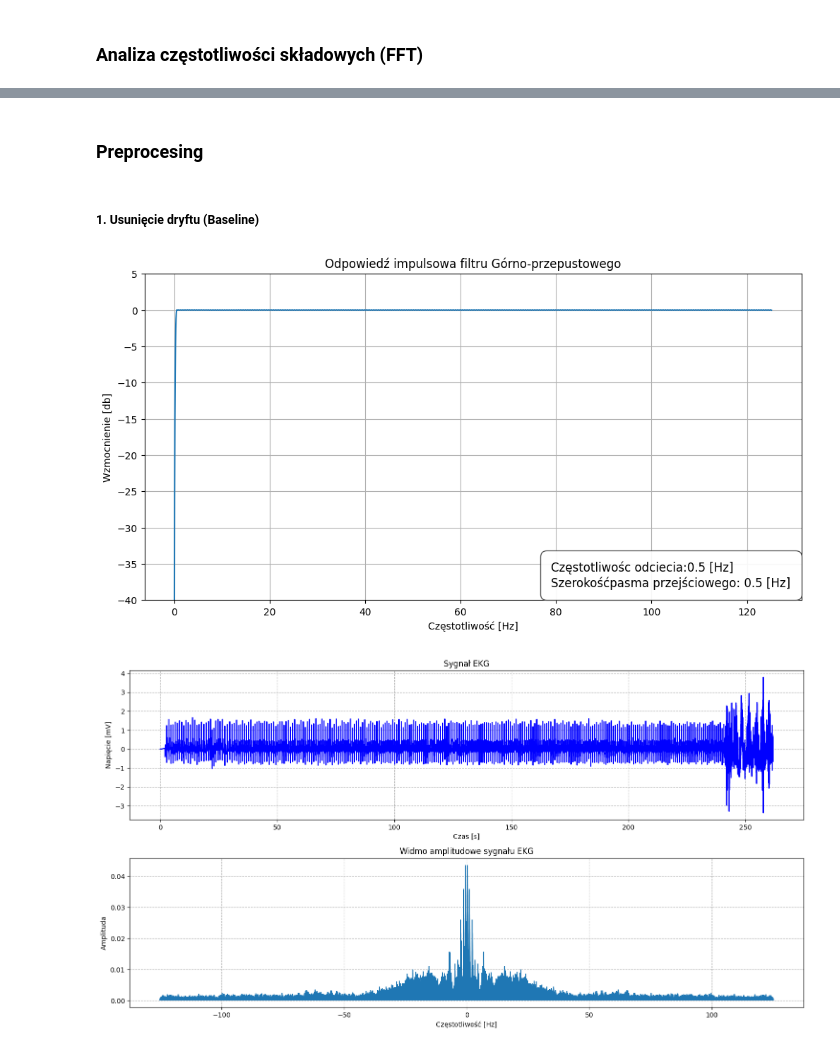
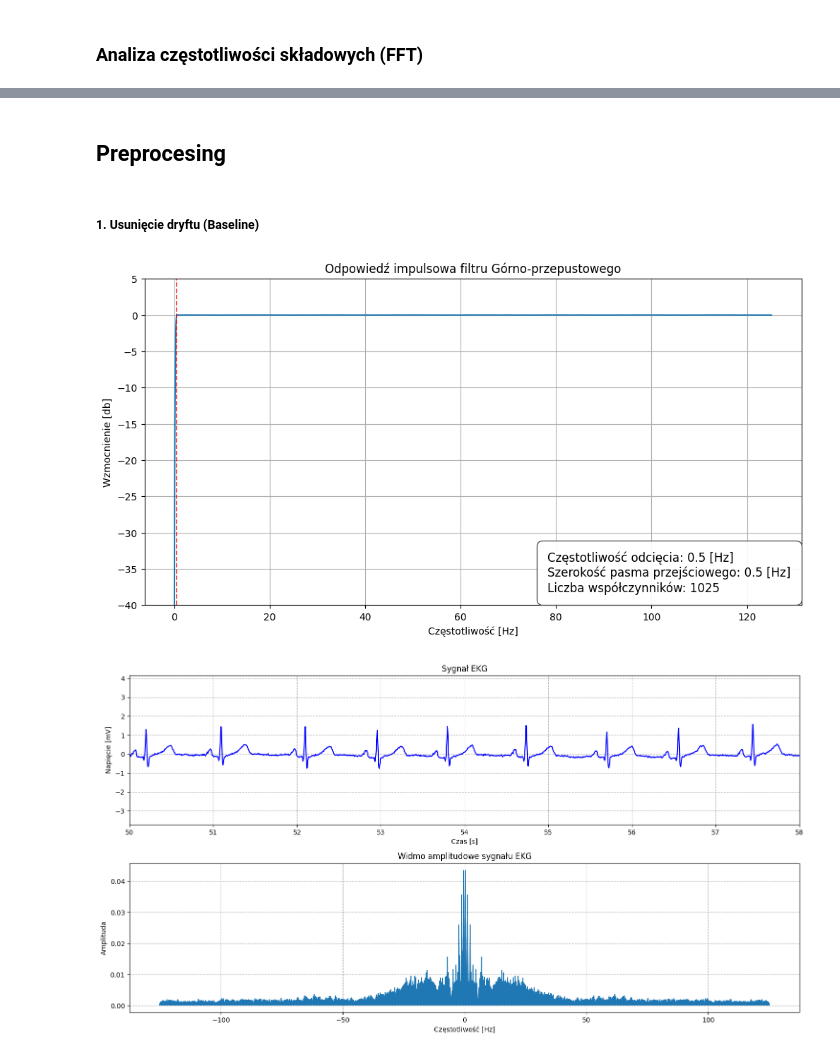
Before and after one commit to ImJaca/ECG_analysis, a Jupyter notebook: Ecg.ipynb, the cells around one changed output, grey strips where cells are left out. Saved outputs shown, nothing was run; the diff lists cells and outputs as text; code cells hidden in the pictures.

```diff
--- a/Ecg.ipynb
+++ b/Ecg.ipynb
@@ -7,7 +7,7 @@
 import pandas as pd
 
 with open('normal_small.xlsx', 'rb') as file:
-    data = pd.read_excel(file)
+    data = pd.read_excel(file, skiprows=1).astype(float).values
 
 df = pd.DataFrame(data)
 df.columns = ['Time', 'Voltage [mV]']
@@ -48,6 +48,7 @@ def fft_signal_plot(signal, t, fs, title, fft_title):
     ax[0].plot(t, signal, color='blue')
     ax[0].set_title(title)
     ax[0].set_xlabel('Czas [s]')
+    ax[0].set_xlim(50, 58)
     ax[0].set_ylabel('Napięcie [mV]')
     ax[0].grid(linestyle='--')
 
@@ -66,11 +67,13 @@ fft_signal_plot(df["Voltage [mV]"].values, df["Time"].values, fs=250, title="Syg
 # %% [markdown]
-### Preprocesing
+## Preprocesing
 # %% [markdown]
 ##### 1. Usunięcie dryftu (Baseline)
 # %%
 from scipy import signal
 
-def odpowiedz_impulsowa_fir(w, h, title, fs_cut, trans_width):
+def odpowiedz_impulsowa_fir(w, h, title, fs_cut, txt):
+    txt = str(txt)
+
     fig = plt.figure(figsize=(12, 6))
     ax = fig.add_subplot(111)
     ax.plot(w, 20*np.log10(np.abs(h)))
@@ -78,35 +81,36 @@ def odpowiedz_impulsowa_fir(w, h, title, fs_cut, trans_width):
     ax.grid(True)
     ax.set_xlabel('Częstotliwość [Hz]')
     ax.set_ylabel('Wzmocnienie [db]')
     ax.set_title(title)
+    ax.axvline(fs_cut, color='red', ls='--', lw=1.2, alpha=0.85)
 
     # Opis filtru
-    at = AnchoredText(f"""Częstotliwośc odciecia:{fs_cut} [Hz]\nSzerokośćpasma przejściowego: {trans_width} [Hz]""",
-                      loc='lower right', prop=dict(size=12), frameon=True)
+    at = AnchoredText(txt, loc='lower right', prop=dict(size=12), frameon=True)
     at.patch.set_boxstyle("round,pad=0.5")
     at.patch.set_facecolor("white")
     at.patch.set_alpha(0.9)
     at.patch.set_edgecolor("#444")
     ax.add_artist(at)
     plt.show()
 
 hpf_cutoff = 0.5
 hpf_trans_width = 0.5
 hpf_numtaps = 1025
 taps = signal.remez(
     hpf_numtaps,
     [0.0, hpf_cutoff - hpf_trans_width, hpf_cutoff, 0.5 * fs],
     [0, 1],
     fs=fs
 )
 
 w_hp, h_hp = signal.freqz(taps, [1.0], worN=4096, fs=fs)
 
-odpowiedz_impulsowa_fir(w_hp, h_hp, 'Odpowiedź impulsowa filtru Górno-przepustowego', hpf_cutoff, hpf_trans_width)
+odpowiedz_impulsowa_fir(w_hp, h_hp, 'Odpowiedź impulsowa filtru Górno-przepustowego', hpf_cutoff,
+                        f"Częstotliwość odcięcia: {hpf_cutoff} [Hz]\nSzerokość pasma przejściowego: {hpf_trans_width} [Hz]\nLiczba współczynników: {hpf_numtaps}")
 hp_filtred_signal = signal.lfilter(taps, [1.0], df["Voltage [mV]"].values) # Odfiltrowany sygnał
 
 # Wyniki po filtracji
 fft_signal_plot(hp_filtred_signal, df["Time"].values, fs=250, title="Sygnał EKG", fft_title="Widmo amplitudowe sygnału EKG")
 # %% [output]
-[figure, old version]
+[figure, new version]
-[figure, old version]
+[figure, new version]
```
Also changed, not shown: parts of 9 cells of this notebook.
